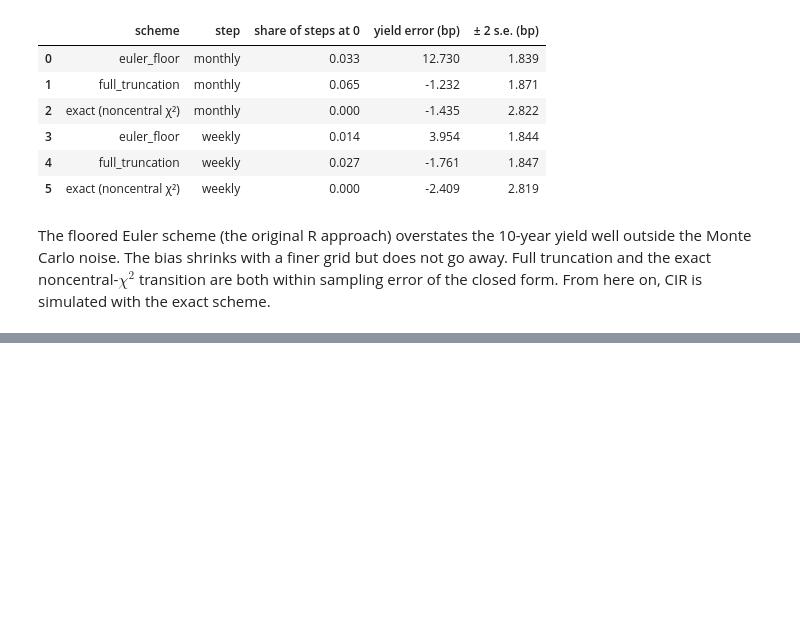
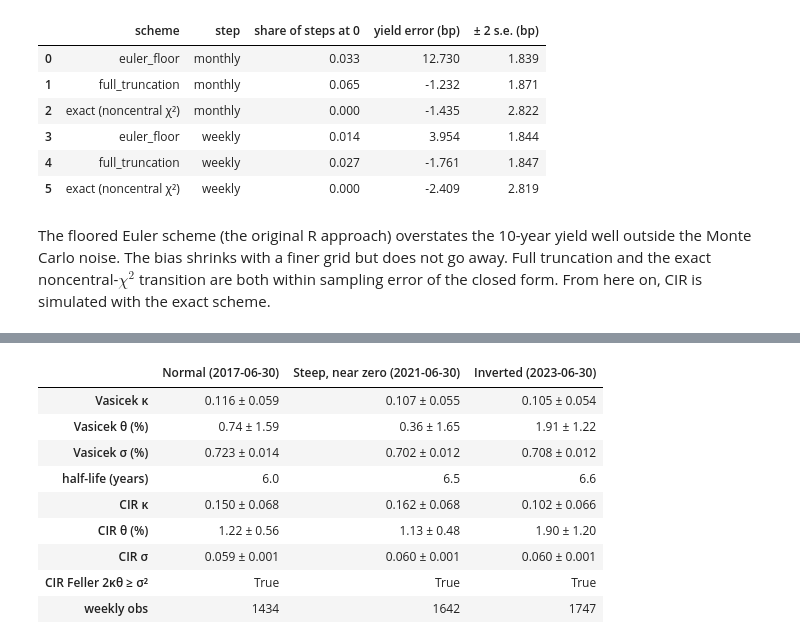
Before and after one commit to vincal848/term_structure_modeling, a Jupyter notebook: notebooks/term_structure.ipynb, the cells around one changed output, grey strips where cells are left out. Saved outputs shown, nothing was run; the diff lists cells and outputs as text; code cells hidden in the pictures; blank space fills up the shorter version.

```diff
--- a/notebooks/term_structure.ipynb
+++ b/notebooks/term_structure.ipynb
@@ -271,0 +285,33 @@ within sampling error of the closed form. From here on, CIR is simulated with th
+# %%
+from termstructure.calibrate import (fit_cir_mle, fit_to_curve, fit_vasicek_ar1,
+                                     tbill_to_continuous, weekly)
+
+raw = data.load_short_rate()
+short = weekly(pd.Series(tbill_to_continuous(raw), index=raw.index))
+
+p_fits = {label: (fit_vasicek_ar1(short[:d]), fit_cir_mle(short[:d])) for label, d in DATES.items()}
+
+def pm(value, se, scale=1, digits=3):
+    return f"{value * scale:.{digits}f} ± {se * scale:.{digits}f}"
+
+pd.DataFrame({label: {"Vasicek κ": pm(v.model.kappa, v.std_errors["kappa"]),
+                      "Vasicek θ (%)": pm(v.model.theta, v.std_errors["theta"], 100, 2),
+                      "Vasicek σ (%)": pm(v.model.sigma, v.std_errors["sigma"], 100, 3),
+                      "half-life (years)": f"{v.half_life:.1f}",
+                      "CIR κ": pm(c.model.kappa, c.std_errors["kappa"]),
+                      "CIR θ (%)": pm(c.model.theta, c.std_errors["theta"], 100, 2),
+                      "CIR σ": pm(c.model.sigma, c.std_errors["sigma"]),
+                      "CIR Feller 2κθ ≥ σ²": c.model.feller,
+                      "weekly obs": v.n_obs}
+              for label, (v, c) in p_fits.items()})
+# %% [output]
+|  | Normal (2017-06-30) | Steep, near zero (2021-06-30) | Inverted (2023-06-30) |
+| Vasicek κ | 0.116 ± 0.059 | 0.107 ± 0.055 | 0.105 ± 0.054 |
+| Vasicek θ (%) | 0.74 ± 1.59 | 0.36 ± 1.65 | 1.91 ± 1.22 |
+| Vasicek σ (%) | 0.723 ± 0.014 | 0.702 ± 0.012 | 0.708 ± 0.012 |
+| half-life (years) | 6.0 | 6.5 | 6.6 |
+| CIR κ | 0.150 ± 0.068 | 0.162 ± 0.068 | 0.102 ± 0.066 |
+| CIR θ (%) | 1.22 ± 0.56 | 1.13 ± 0.48 | 1.90 ± 1.20 |
+| CIR σ | 0.059 ± 0.001 | 0.060 ± 0.001 | 0.060 ± 0.001 |
+| CIR Feller 2κθ ≥ σ² | True | True | True |
+| weekly obs | 1434 | 1642 | 1747 |
```
Also changed, not shown: parts of 13 cells of this notebook, 6 other files.
